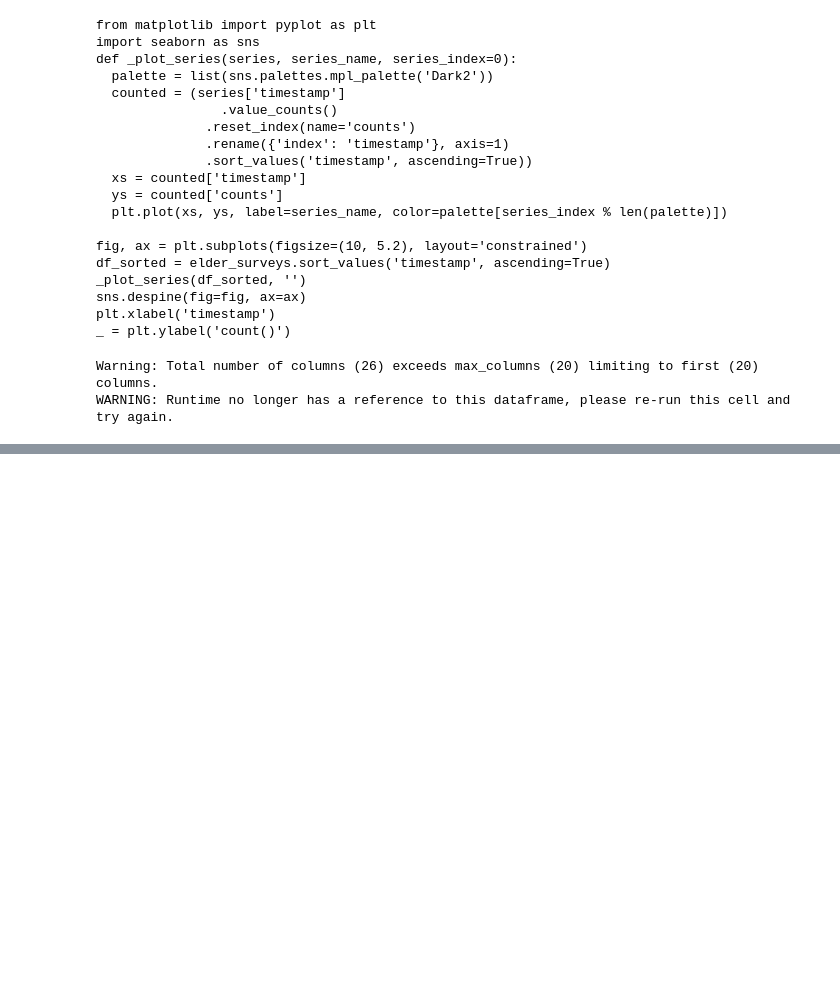
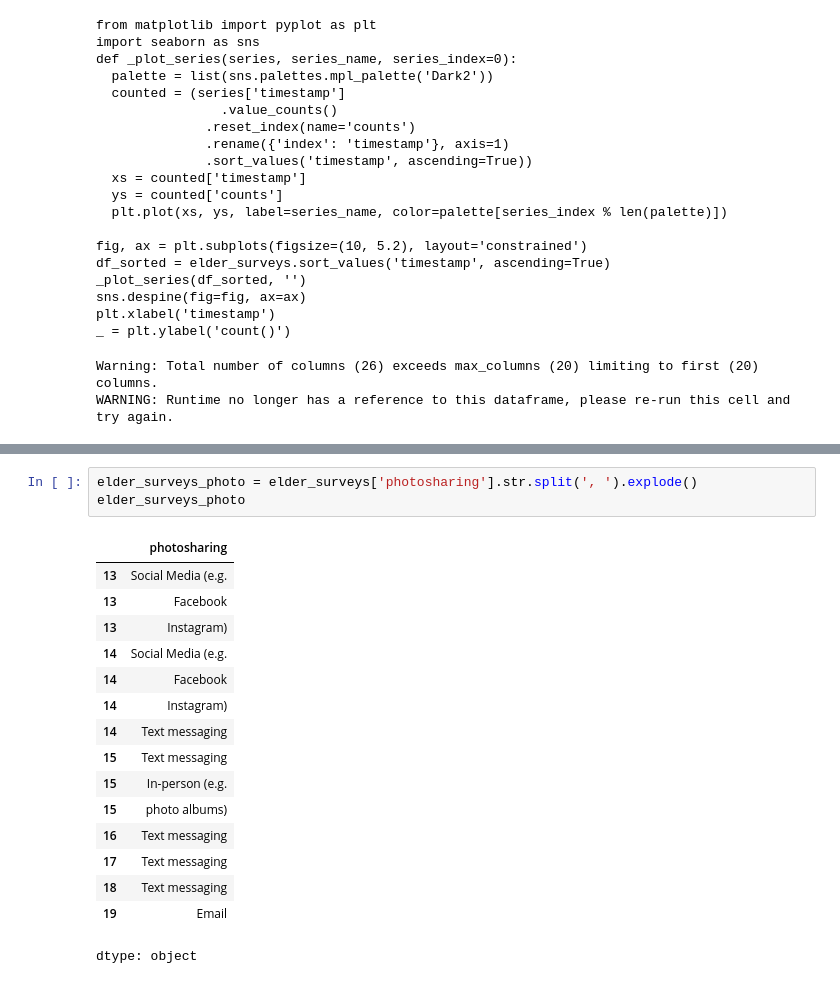
Before and after one commit to neekrich/Flikshop, a Jupyter notebook: FlikshopSurveyResults_Elderly.ipynb, the cells around one changed output, grey strips where cells are left out. Cells and saved outputs as stored; diff of their text form; blank space fills up the shorter version.

```diff
--- a/FlikshopSurveyResults_Elderly.ipynb
+++ b/FlikshopSurveyResults_Elderly.ipynb
@@ -130,0 +151,20 @@ plt.show()
+# %%
+elder_surveys_photo = elder_surveys['photosharing'].str.split(', ').explode()
+elder_surveys_photo
+# %% [output]
+|  | photosharing |
+| 13 | Social Media (e.g. |
+| 13 | Facebook |
+| 13 | Instagram) |
+| 14 | Social Media (e.g. |
+| 14 | Facebook |
+| 14 | Instagram) |
+| 14 | Text messaging |
+| 15 | Text messaging |
+| 15 | In-person (e.g. |
+| 15 | photo albums) |
+| 16 | Text messaging |
+| 17 | Text messaging |
+| 18 | Text messaging |
+| 19 | Email |
+dtype: object
```
Also changed, not shown: parts of 5 cells of this notebook.
